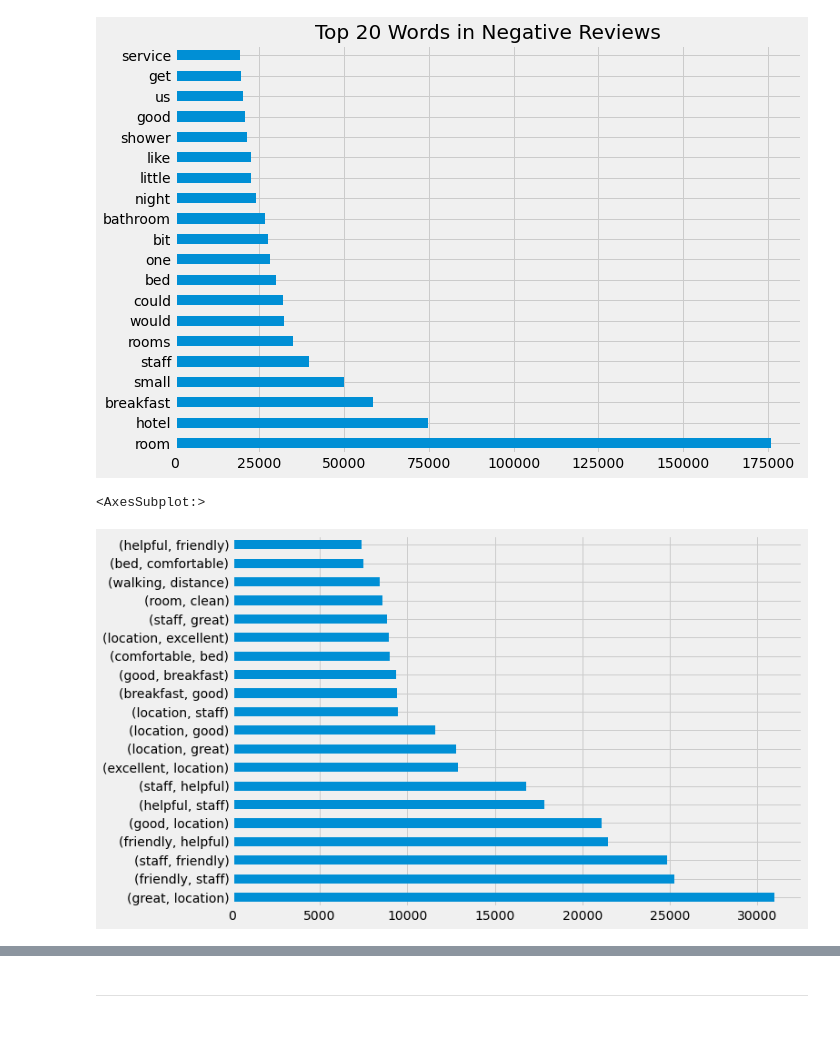
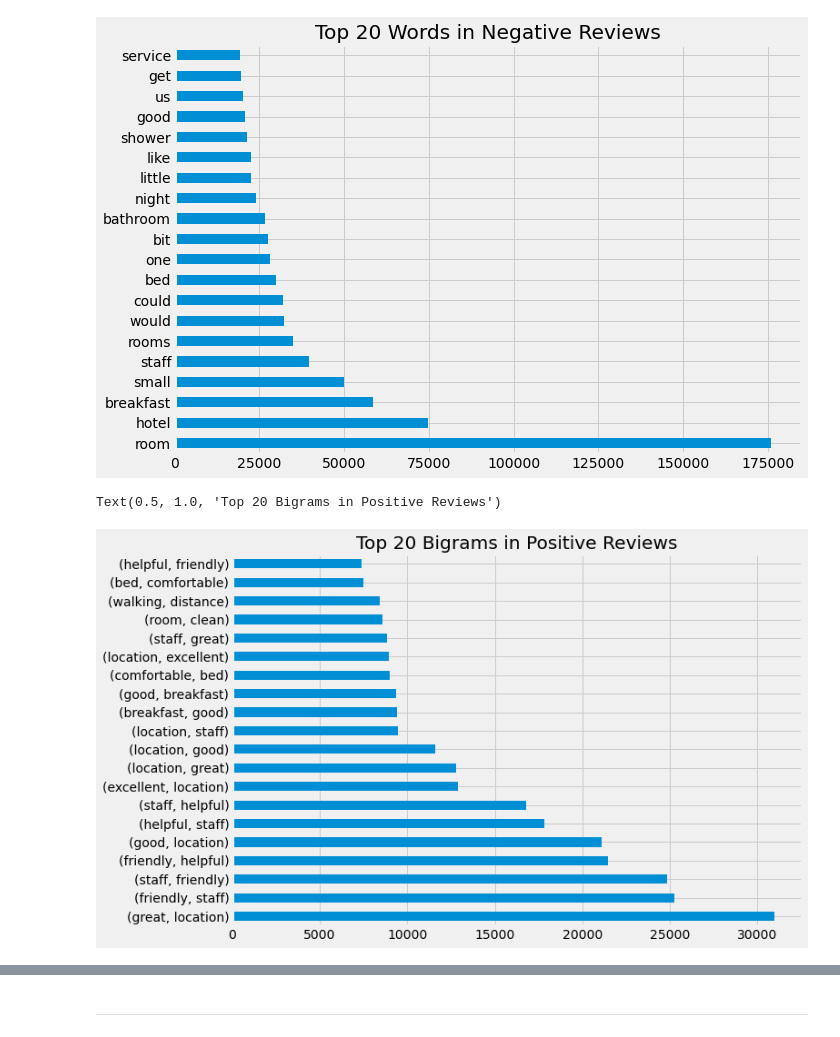
Before and after one commit to InPersonAnalysis/customer_review_capston, a Jupyter notebook: final_notebook.ipynb, the cells around one changed output, grey strips where cells are left out. Drawn from its saved outputs; the diff is of its cells as text; code cells hidden in the pictures.

```diff
--- a/final_notebook.ipynb
+++ b/final_notebook.ipynb
@@ -51,8 +51,12 @@ plt.style.use('fivethirtyeight')
 
     - cache the wrangled data as a json to reduce processing time during exploration
 # %%
-#pull in the cleaned and wrangled dataset using the wrangle_hotel function
+# Pull in the cleaned and wrangled dataset using the wrangle_hotel function
 df = wrangle.wrangle_hotel()
-#view the first three rows of the dataframe
+# Fill coordinate null values with median coordinates corresponding to each city
+df = wrangle.fill_coord_nulls(df)
+# Show dataframe information
+df.info()
+# View the first three rows of the dataframe
 df.head(3)
 # %% [output]
@@ -337,10 +358,11 @@ plt.show()
 # %%
 #top 20 positive review bigrams
 pos_bigrams = (pd.Series(nltk.ngrams(pos_reviews, 2)).value_counts().head(20))
 pos_bigrams.plot.barh()
+plt.title('Top 20 Bigrams in Positive Reviews')
 # %% [output]
-<AxesSubplot:>
+Text(0.5, 1.0, 'Top 20 Bigrams in Positive Reviews')
-[figure, old version]
+[figure, new version]
 # %%
 #top 20 negative review bigrams
 neg_bigrams = (pd.Series(nltk.ngrams(neg_reviews, 2)).value_counts().head(20))
```
Also changed, not shown: parts of 10 cells of this notebook.
